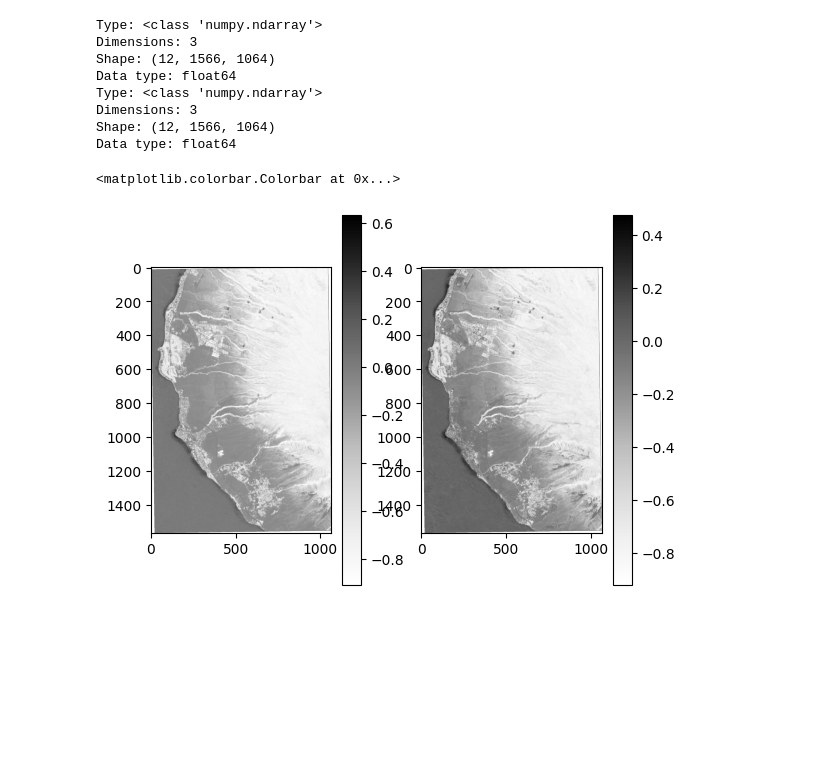
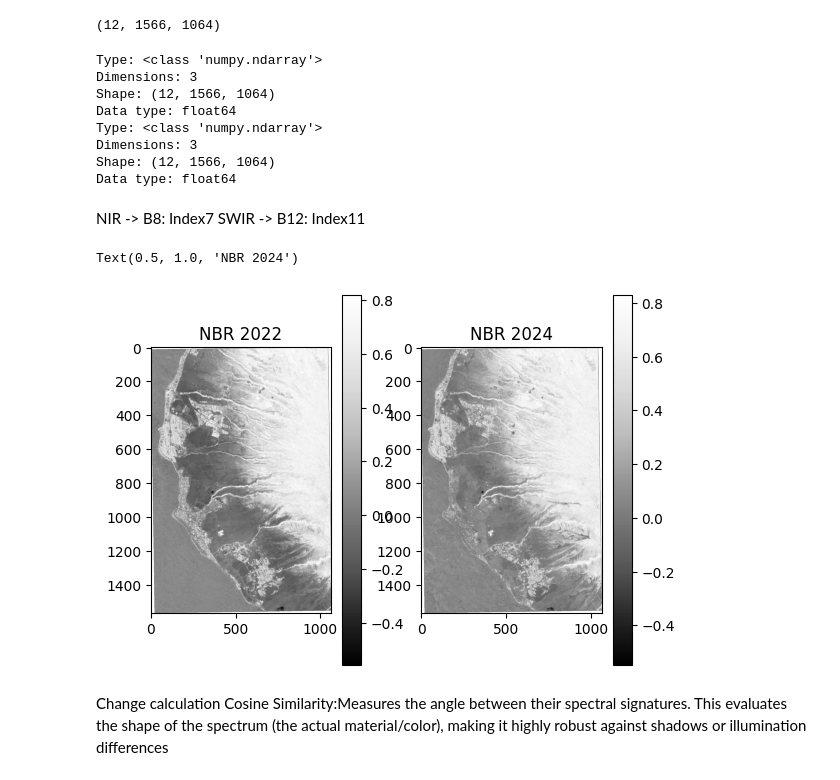
Before and after one commit to anjateufel/ESS341_project, a Jupyter notebook: notebooks/change_detection.ipynb, the cells around one changed output. Drawn from its saved outputs; the diff is of its cells as text; code cells hidden in the pictures; blank space fills up the shorter version.

Commit message:
change index of bands for NBR

```diff
--- a/notebooks/change_detection.ipynb
+++ b/notebooks/change_detection.ipynb
@@ -9,6 +9,9 @@ filepath = "../data/raw/S2_composite_2022.tif"
 
 with rasterio.open(filepath) as src:
     data_22 = src.read()
+    print(data_22.shape)
+# %% [output]
+(12, 1566, 1064)
 # %%
 filepath_24 = "../data/raw/S2_composite_2024.tif"
 
@@ -37,25 +40,34 @@ Type: <class 'numpy.ndarray'>
 Dimensions: 3
 Shape: (12, 1566, 1064)
 Data type: float64
+# %% [markdown]
+NIR -> B8: Index7
+SWIR -> B12: Index11
 # %%
 #define function for normalized burn ratio
 
 def NBR(array):
 
-    NIR = array[3]
-    SWIR = array[5]
+    NIR = array[7]
+    SWIR = array[11]
     NBR = (NIR-SWIR)/(NIR+SWIR)
 
     return NBR
 
 test_22 = NBR(data_22)
 test_24 = NBR(data_24)
 
 fig, (ax1, ax2) = plt.subplots(1,2)
-im1 = ax1.imshow(test_22, cmap = "Greys")
-im2 = ax2.imshow(test_24, cmap = "Greys")
+im1 = ax1.imshow(test_22, cmap = "Greys_r")
+im2 = ax2.imshow(test_24, cmap = "Greys_r")
 fig.colorbar(im1, ax=ax1)
 fig.colorbar(im2, ax=ax2)
+
+ax1.set_title("NBR 2022")
+ax2.set_title("NBR 2024")
 # %% [output]
-<matplotlib.colorbar.Colorbar at 0x...>
+Text(0.5, 1.0, 'NBR 2024')
-[figure, old version]
+[figure, new version]
+# %% [markdown]
+Change calculation
+Cosine Similarity:Measures the angle between their spectral signatures. This evaluates the shape of the spectrum (the actual material/color), making it highly robust against shadows or illumination differences
```
